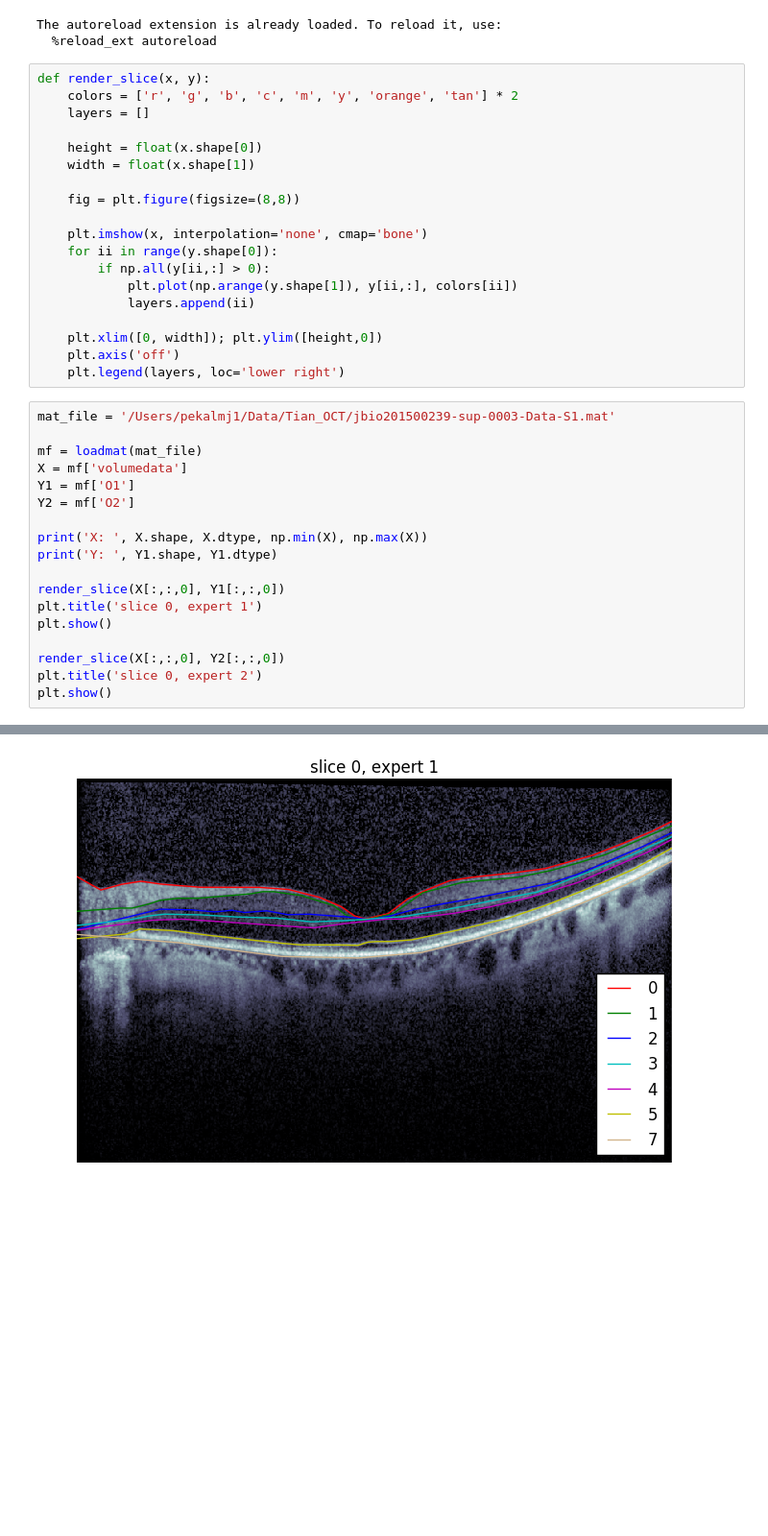
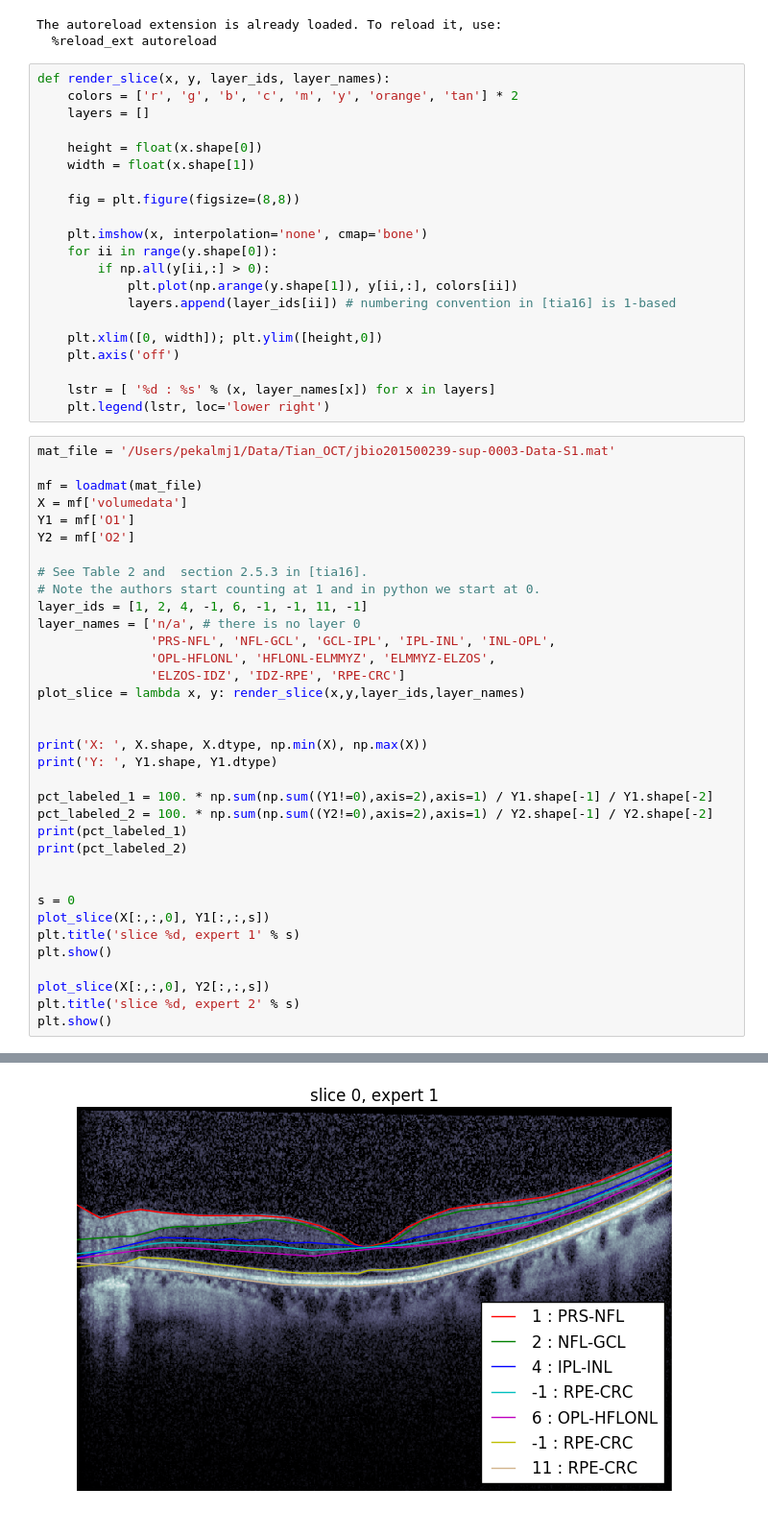
Before and after one commit to mjpekala/bio-segmentation-dense, a Jupyter notebook: Examples/OCT/tian_data_set.ipynb, the cells around one changed output, grey strips where cells are left out. Shown at 96% size. Drawn from its saved outputs; the diff is of its cells as text; blank space fills up the shorter version.

```diff
--- a/Examples/OCT/tian_data_set.ipynb
+++ b/Examples/OCT/tian_data_set.ipynb
@@ -18,7 +18,7 @@ from scipy.io import loadmat
 The autoreload extension is already loaded. To reload it, use:
   %reload_ext autoreload
 # %%
-def render_slice(x, y):
+def render_slice(x, y, layer_ids, layer_names):
     colors = ['r', 'g', 'b', 'c', 'm', 'y', 'orange', 'tan'] * 2
     layers = []
 
@@ -31,11 +31,13 @@ def render_slice(x, y):
     for ii in range(y.shape[0]):
         if np.all(y[ii,:] > 0):
             plt.plot(np.arange(y.shape[1]), y[ii,:], colors[ii])
-            layers.append(ii)
+            layers.append(layer_ids[ii]) # numbering convention in [tia16] is 1-based
 
     plt.xlim([0, width]); plt.ylim([height,0])
     plt.axis('off')
-    plt.legend(layers, loc='lower right')
+
+    lstr = [ '%d : %s' % (x, layer_names[x]) for x in layers]
+    plt.legend(lstr, loc='lower right')
 # %%
 mat_file = '/Users/pekalmj1/Data/Tian_OCT/jbio201500239-sup-0003-Data-S1.mat'
 
@@ -44,15 +46,32 @@ X = mf['volumedata']
 Y1 = mf['O1']
 Y2 = mf['O2']
 
+# See Table 2 and  section 2.5.3 in [tia16].
+# Note the authors start counting at 1 and in python we start at 0.
+layer_ids = [1, 2, 4, -1, 6, -1, -1, 11, -1]
+layer_names = ['n/a', # there is no layer 0
+               'PRS-NFL', 'NFL-GCL', 'GCL-IPL', 'IPL-INL', 'INL-OPL',
+               'OPL-HFLONL', 'HFLONL-ELMMYZ', 'ELMMYZ-ELZOS',
+               'ELZOS-IDZ', 'IDZ-RPE', 'RPE-CRC']
+plot_slice = lambda x, y: render_slice(x,y,layer_ids,layer_names)
+
+
 print('X: ', X.shape, X.dtype, np.min(X), np.max(X))
 print('Y: ', Y1.shape, Y1.dtype)
 
-render_slice(X[:,:,0], Y1[:,:,0])
-plt.title('slice 0, expert 1')
+pct_labeled_1 = 100. * np.sum(np.sum((Y1!=0),axis=2),axis=1) / Y1.shape[-1] / Y1.shape[-2]
+pct_labeled_2 = 100. * np.sum(np.sum((Y2!=0),axis=2),axis=1) / Y2.shape[-1] / Y2.shape[-2]
+print(pct_labeled_1)
+print(pct_labeled_2)
+
+
+s = 0
+plot_slice(X[:,:,0], Y1[:,:,s])
+plt.title('slice %d, expert 1' % s)
 plt.show()
 
-render_slice(X[:,:,0], Y2[:,:,0])
-plt.title('slice 0, expert 2')
+plot_slice(X[:,:,0], Y2[:,:,s])
+plt.title('slice %d, expert 2' % s)
 plt.show()
 # %% [output]
 X:  (496, 768, 50) uint8 0 255
@@ -60 +81 @@ Y:  (9, 768, 50) float64
-[figure, old version]
+[figure, new version]
```
Also changed, not shown: parts of 1 cell of this notebook.
